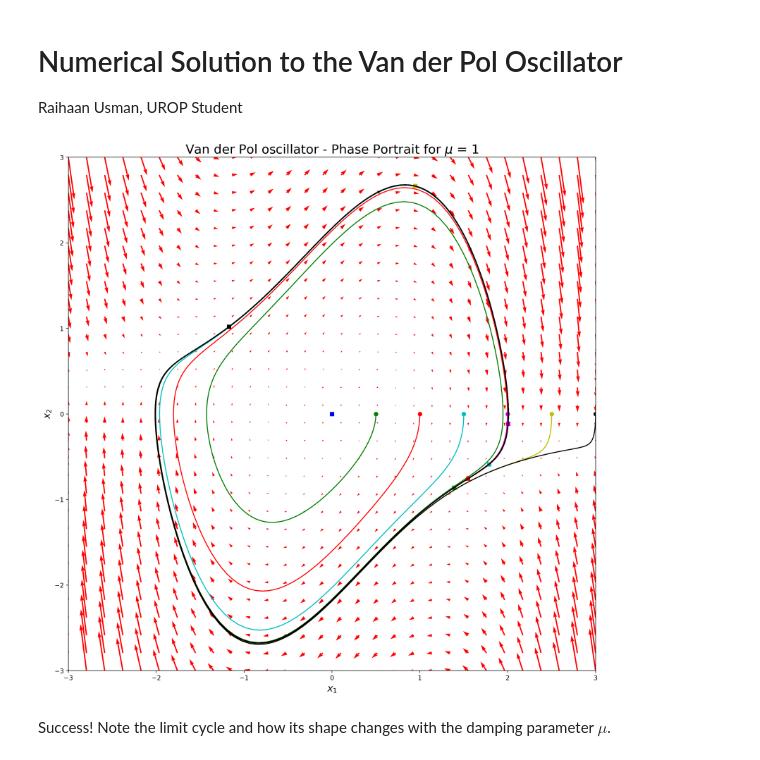
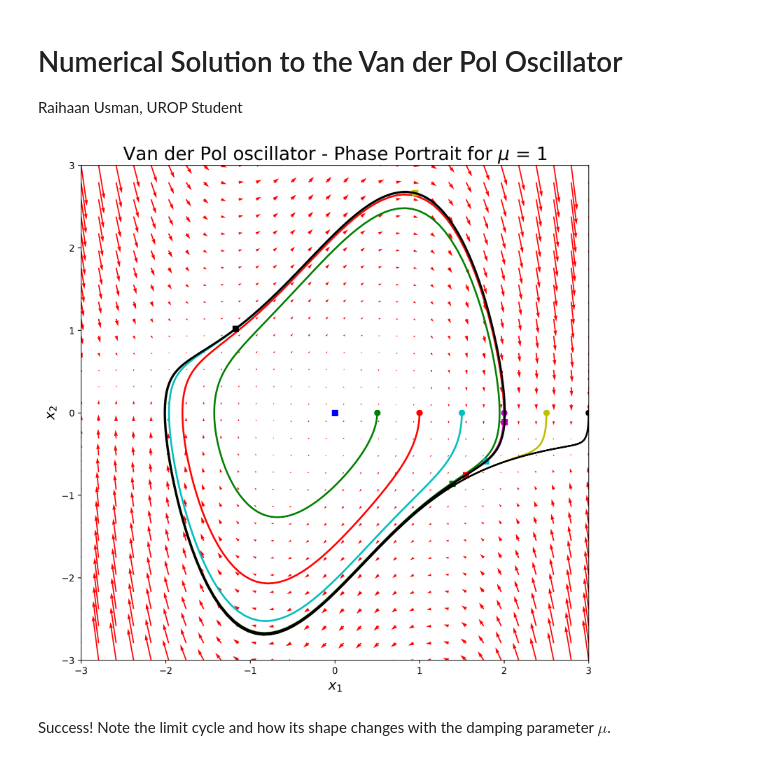
Before and after one commit to raihaan123/UROP-Notes, a Jupyter notebook: IPython Notebooks/numerical_solution.ipynb, the cells around one changed output. Cells and saved outputs as stored; diff of their text form; code cells hidden in the pictures.

```diff
--- a/IPython Notebooks/numerical_solution.ipynb
+++ b/IPython Notebooks/numerical_solution.ipynb
@@ -12,68 +12,62 @@ mu = 1
 # Function for VdP oscillator
 X_dot = lambda X, t: np.array([X[1], mu*(1-X[0]**2)*X[1]-X[0]])
 
-'''
-Phase portrait of the VdP oscillator
-'''
-
 # Generating solution mesh
 lim = 3
-ax1 = np.linspace(-lim, lim, 30)
-ax2 = np.linspace(-lim, lim, 30)
+n_phasors = 30
 
+ax1 = np.linspace(-lim, lim, n_phasors)
+ax2 = np.linspace(-lim, lim, n_phasors)
 AX1, AX2 = np.meshgrid(ax1, ax2)
 
-# These hold the solutions
-x1, x2 = np.zeros(AX1.shape), np.zeros(AX2.shape)
-
-NI, NJ = AX1.shape
-
-for i in range(NI):
-    for j in range(NJ):
-        x = AX1[i, j]
-        y = AX2[i, j]
-        xprime = X_dot([x, y], 0)
-        x1[i,j] = xprime[0]
-        x2[i,j] = xprime[1]
-
 # Creating figure with matplotlib
-fig = plt.figure(figsize=(15,15), dpi=200)
+fig = plt.figure(figsize=(10,10), dpi=300)
 fig.patch.set_facecolor('white')
-plt.quiver(AX1, AX2, x1, x2, color='r')
 
 plt.title(f"Van der Pol oscillator - Phase Portrait for $\mu$ = {mu}", fontsize=20)
 plt.xlabel('$x_1$', fontsize=15)
 plt.ylabel('$x_2$', fontsize=15)
 plt.xlim([-lim, lim])
 plt.ylim([-lim, lim])
+
+
+'''
+Phase portrait of the VdP oscillator
+'''
+
+# These hold the solutions
+x1 = X_dot([AX1, AX2], 0)[0]
+x2 = X_dot([AX1, AX2], 0)[1]
+
+plt.quiver(AX1, AX2, x1, x2, color='r')
+
 
 '''
 Particular solution for the VdP oscillator for some initial conditions
 '''
 
 # Time vector
 t = np.linspace(0, 100, 3000)
 
 # List of matplotlib colors
 col = ['b', 'g', 'r', 'c', 'm', 'y', 'k', 'w']
 
 # Family of initial conditions
 for i, X0_1 in enumerate([0, 0.5, 1, 1.5, 2, 2.5, 3]):
 
     # Initial conditions
     X0 = np.array([X0_1, 0])
 
     # Solving ODE system using LSODA
     x = odeint(X_dot, X0, t)
 
-    plt.plot(x[:,0], x[:,1], linestyle='-', color=col[i])           # Path
-    plt.plot([x[0,0]], [x[0,1]], marker='o', color=col[i])          # Start
-    plt.plot([x[-1,0]], [x[-1,1]], marker='s', color=col[i])        # End
+    plt.plot(x[:,0], x[:,1], '-', color=col[i], linewidth=2)
+    plt.plot([x[0,0]], [x[0,1]], 'o', color=col[i])      # Start
+    plt.plot([x[-1,0]], [x[-1,1]], 's', color=col[i])    # End
 
-# Make the title and labels have a white opaque background
-
+# Saving figure
 plt.savefig('Figures/phase-portrait.png', bbox_inches='tight')
 # %% [output]
-[figure, old version]
+[figure, new version]
 # %% [markdown]
 Success! Note the limit cycle and how its shape changes with the damping parameter $\mu$.
```
Also changed, not shown: 5 other files.
